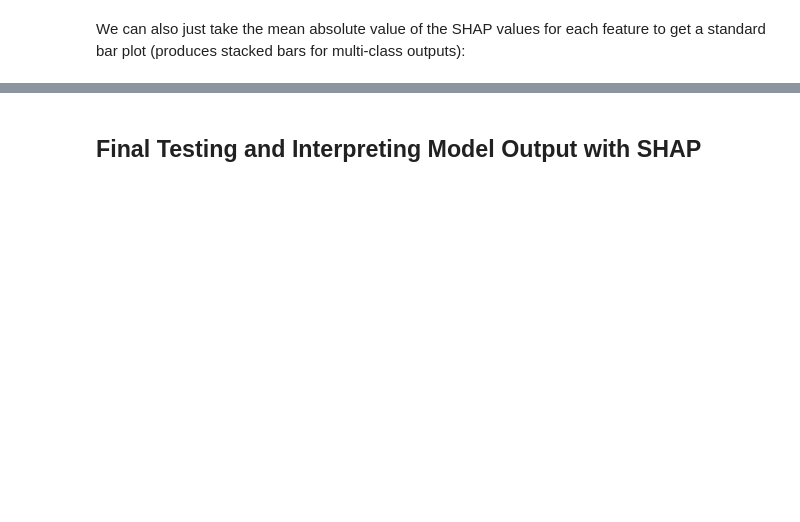
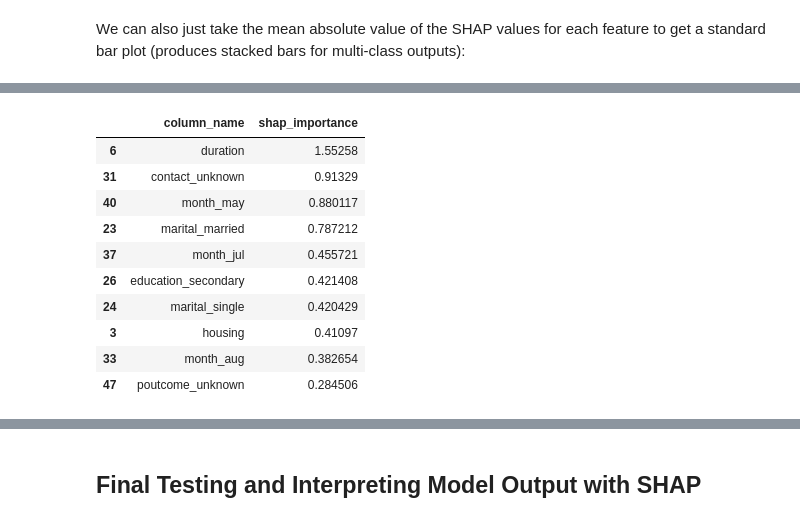
Before and after one commit to jphietala/bank-subscription-prediction, a Jupyter notebook: modeling-full.ipynb, the cells around one changed output, grey strips where cells are left out. Drawn from its saved outputs; the diff is of its cells as text; code cells hidden in the pictures; blank space fills up the shorter version.

```diff
--- a/modeling-full.ipynb
+++ b/modeling-full.ipynb
@@ -421,7 +448,19 @@ shap.summary_plot(shap_values, validX, plot_type="bar")
 # %%
 # Get important features based on shap values
 shap_sum = np.abs(shap_values[1]).mean(axis=0)
 importances = pd.DataFrame([balanced_trainX.columns.tolist(), shap_sum.tolist()]).T
 importances.columns = ['column_name', 'shap_importance']
 importances = importances.sort_values('shap_importance', ascending=False)
-display_all(importances.head(50))
+display_all(importances.head(10))
+# %% [output]
+|  | column_name | shap_importance |
+| 6 | duration | 1.55258 |
+| 31 | contact_unknown | 0.91329 |
+| 40 | month_may | 0.880117 |
+| 23 | marital_married | 0.787212 |
+| 37 | month_jul | 0.455721 |
+| 26 | education_secondary | 0.421408 |
+| 24 | marital_single | 0.420429 |
+| 3 | housing | 0.41097 |
+| 33 | month_aug | 0.382654 |
+| 47 | poutcome_unknown | 0.284506 |
```
Also changed, not shown: parts of 12 cells of this notebook.
